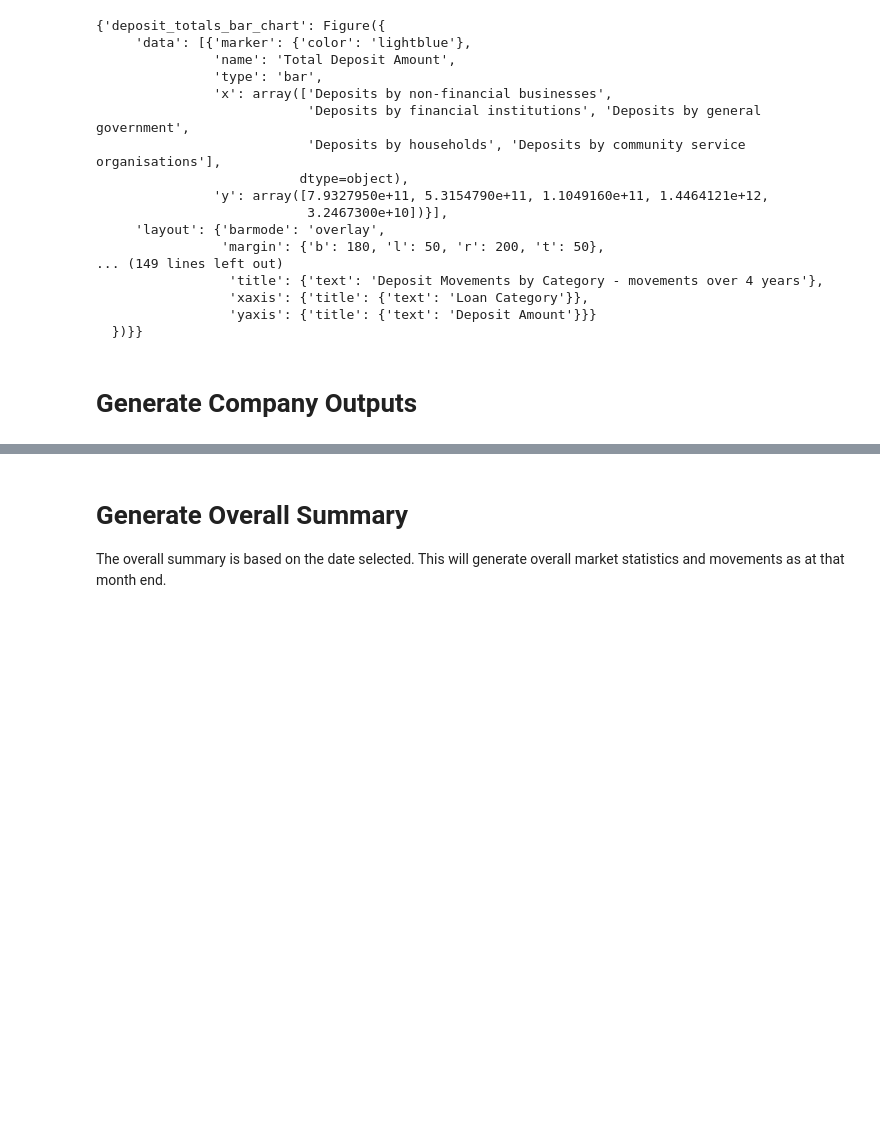
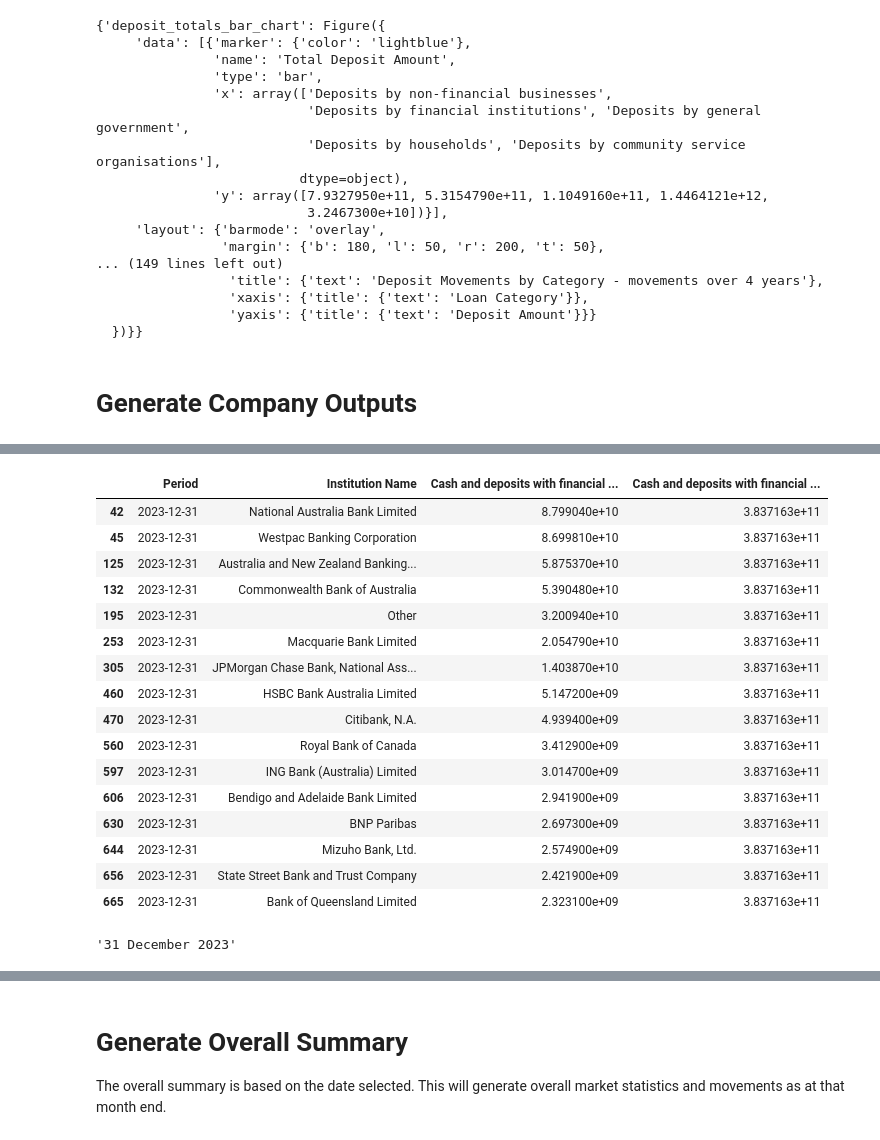
Before and after one commit to tyefraser/apra_monthly_adi_statistics, a Jupyter notebook: streamlit_app.ipynb, the cells around one changed output, grey strips where cells are left out. Drawn from its saved outputs; the diff is of its cells as text; code cells hidden in the pictures; blank space fills up the shorter version.

```diff
--- a/streamlit_app.ipynb
+++ b/streamlit_app.ipynb
@@ -688,0 +911,39 @@ print(f"top_x_value:{top_x_value}")
+# %%
+# Set monthly total value
+month_total_column = f"{col_to_graph} - month total"
+total_sum = col_to_graph_current_df[col_to_graph].sum()
+col_to_graph_current_df[month_total_column] = total_sum
+
+
+col_to_graph_current_df
+
+# Balance chart
+top_x_df = dfs_dict['top_x_df_dict']['df']
+top_x_df_current = top_x_df[top_x_df[date_column] == selected_date]
+formatted_dollars  = top_x_df_current[selected_column].apply(rounded_dollars)
+formatted_percentages = top_x_df_current['Market Share'].apply(lambda x: f"({x * 100:.1f} %)")
+top_x_df_current.loc[:, 'chart_txt'] = formatted_dollars + ' ' + formatted_percentages
+# %% [output]
+|  | Period | Institution Name | Cash and deposits with financial ... | Cash and deposits with financial ... |
+| 42 | 2023-12-31 | National Australia Bank Limited | 8.799040e+10 | 3.837163e+11 |
+| 45 | 2023-12-31 | Westpac Banking Corporation | 8.699810e+10 | 3.837163e+11 |
+| 125 | 2023-12-31 | Australia and New Zealand Banking... | 5.875370e+10 | 3.837163e+11 |
+| 132 | 2023-12-31 | Commonwealth Bank of Australia | 5.390480e+10 | 3.837163e+11 |
+| 195 | 2023-12-31 | Other | 3.200940e+10 | 3.837163e+11 |
+| 253 | 2023-12-31 | Macquarie Bank Limited | 2.054790e+10 | 3.837163e+11 |
+| 305 | 2023-12-31 | JPMorgan Chase Bank, National Ass... | 1.403870e+10 | 3.837163e+11 |
+| 460 | 2023-12-31 | HSBC Bank Australia Limited | 5.147200e+09 | 3.837163e+11 |
+| 470 | 2023-12-31 | Citibank, N.A. | 4.939400e+09 | 3.837163e+11 |
+| 560 | 2023-12-31 | Royal Bank of Canada | 3.412900e+09 | 3.837163e+11 |
+| 597 | 2023-12-31 | ING Bank (Australia) Limited | 3.014700e+09 | 3.837163e+11 |
+| 606 | 2023-12-31 | Bendigo and Adelaide Bank Limited | 2.941900e+09 | 3.837163e+11 |
+| 630 | 2023-12-31 | BNP Paribas | 2.697300e+09 | 3.837163e+11 |
+| 644 | 2023-12-31 | Mizuho Bank, Ltd. | 2.574900e+09 | 3.837163e+11 |
+| 656 | 2023-12-31 | State Street Bank and Trust Company | 2.421900e+09 | 3.837163e+11 |
+| 665 | 2023-12-31 | Bank of Queensland Limited | 2.323100e+09 | 3.837163e+11 |
+# %%
+col_to_graph
+selected_date.strftime("%d %B %Y")
+color_discrete_map
+# %% [output]
+'31 December 2023'
```
Also changed, not shown: parts of 90 cells of this notebook, 13 other files.
